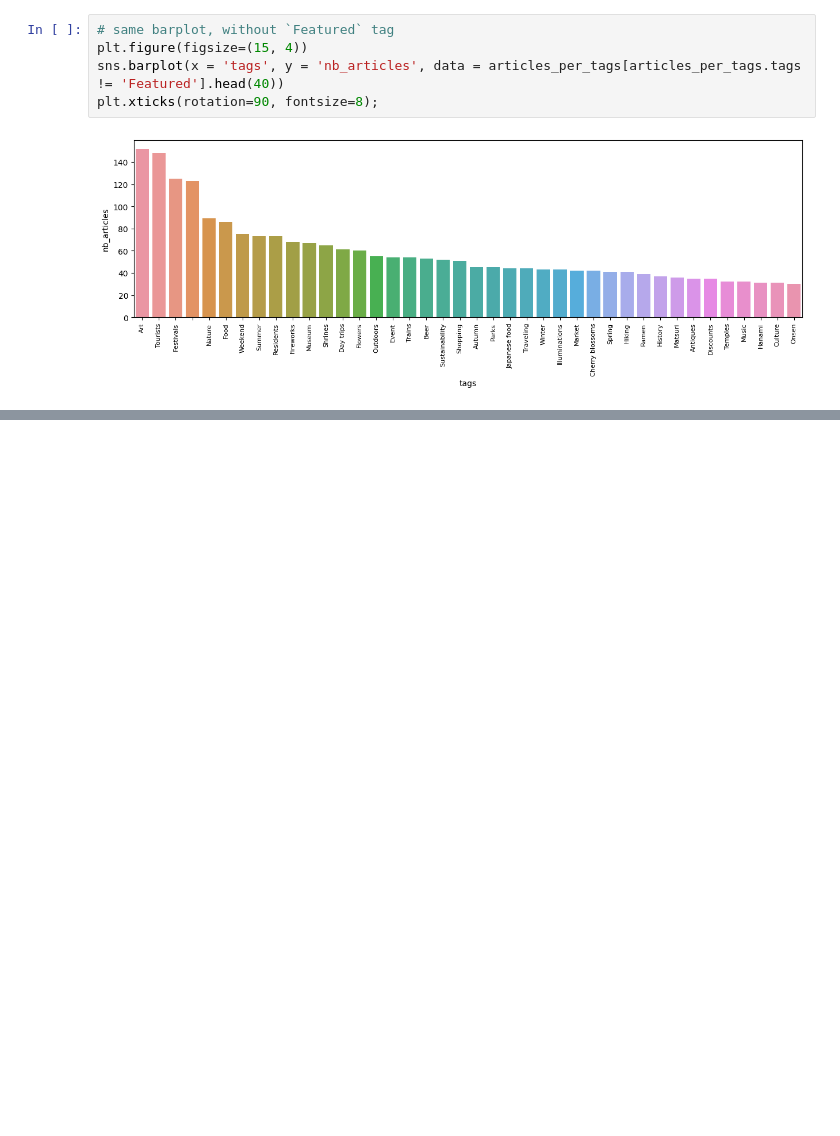
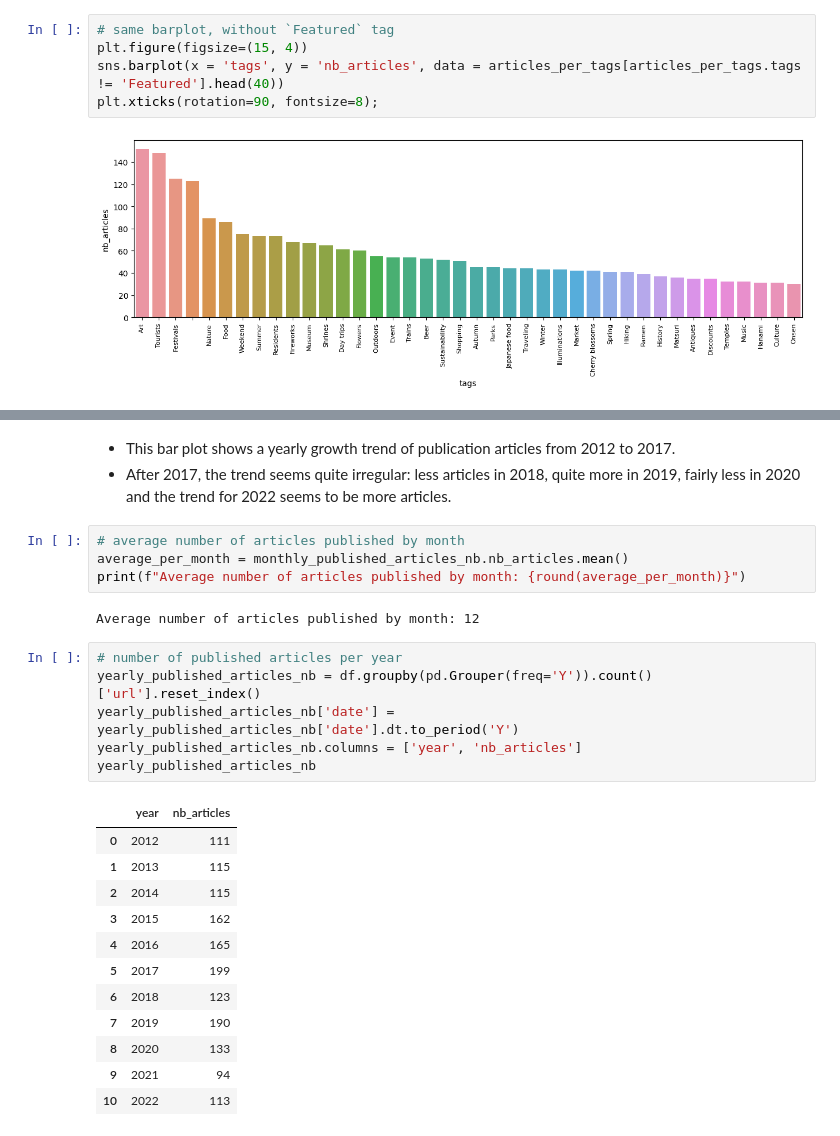
Before and after one commit to dialectique/Web-scraping-bot, a Jupyter notebook: notebooks/data_exploration.ipynb, the cells around one changed output, grey strips where cells are left out. Drawn from its saved outputs; the diff is of its cells as text; blank space fills up the shorter version.

```diff
--- a/notebooks/data_exploration.ipynb
+++ b/notebooks/data_exploration.ipynb
@@ -268,0 +292,28 @@ plt.xticks(rotation=90, fontsize=8);
+# %% [markdown]
+- This bar plot shows a yearly growth trend of publication articles from 2012 to 2017.
+- After 2017, the trend seems quite irregular: less articles in 2018, quite more in 2019, fairly less in 2020 and the trend for 2022 seems to be more articles.
+# %%
+# average number of articles published by month
+average_per_month = monthly_published_articles_nb.nb_articles.mean()
+print(f"Average number of articles published by month: {round(average_per_month)}")
+# %% [output]
+Average number of articles published by month: 12
+# %%
+# number of published articles per year
+yearly_published_articles_nb = df.groupby(pd.Grouper(freq='Y')).count()['url'].reset_index()
+yearly_published_articles_nb['date'] = yearly_published_articles_nb['date'].dt.to_period('Y')
+yearly_published_articles_nb.columns = ['year', 'nb_articles']
+yearly_published_articles_nb
+# %% [output]
+|  | year | nb_articles |
+| 0 | 2012 | 111 |
+| 1 | 2013 | 115 |
+| 2 | 2014 | 115 |
+| 3 | 2015 | 162 |
+| 4 | 2016 | 165 |
+| 5 | 2017 | 199 |
+| 6 | 2018 | 123 |
+| 7 | 2019 | 190 |
+| 8 | 2020 | 133 |
+| 9 | 2021 | 94 |
+| 10 | 2022 | 113 |
```
Also changed, not shown: parts of 8 cells of this notebook.
